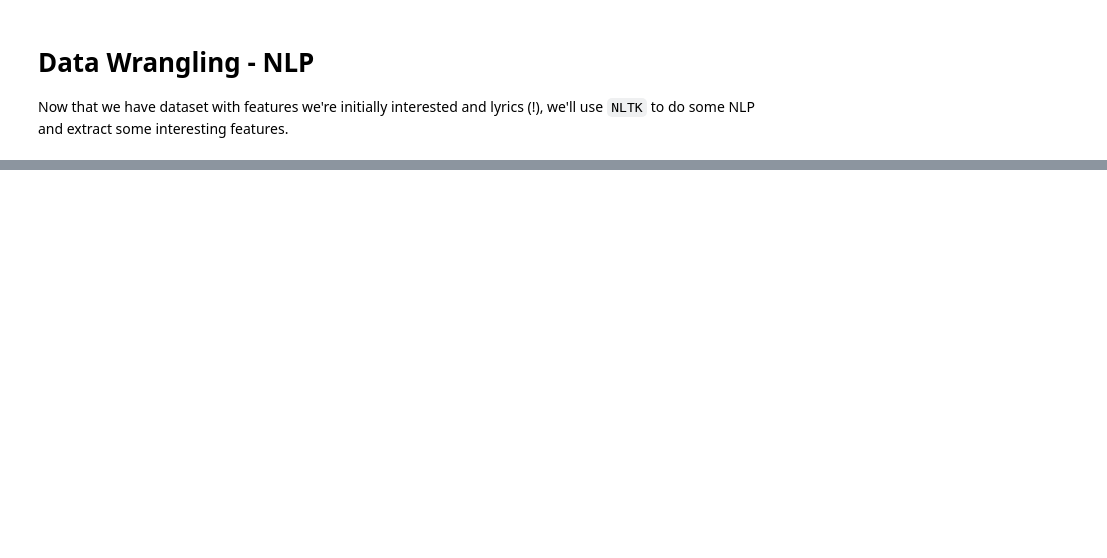
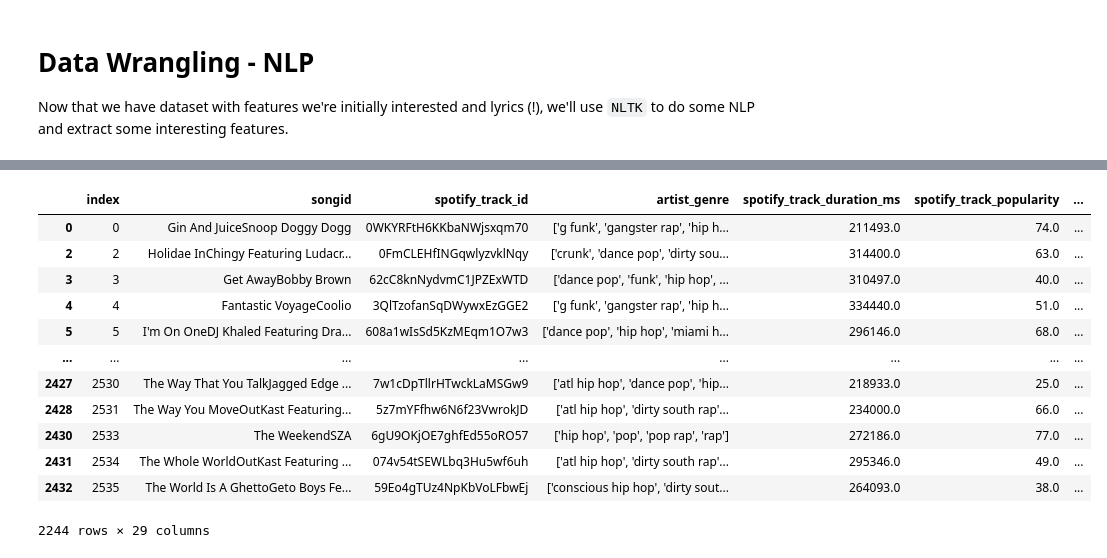
Before and after one commit to kaipak/street-pred, a Jupyter notebook: notebooks/data_wrangling_v0.0.2.ipynb, the cells around one changed output, grey strips where cells are left out. Cells and saved outputs as stored; diff of their text form; code cells hidden in the pictures; blank space fills up the shorter version.

```diff
--- a/notebooks/data_wrangling_v0.0.2.ipynb
+++ b/notebooks/data_wrangling_v0.0.2.ipynb
@@ -74,0 +224,16 @@ df_proc1
+# %%
+foo
+# %% [output]
+|  | index | songid | spotify_track_id | artist_genre | spotify_track_duration_ms | spotify_track_popularity | ... |
+| 0 | 0 | Gin And JuiceSnoop Doggy Dogg | 0WKYRFtH6KKbaNWjsxqm70 | ['g funk', 'gangster rap', 'hip h... | 211493.0 | 74.0 | ... |
+| 2 | 2 | Holidae InChingy Featuring Ludacr... | 0FmCLEHfINGqwlyzvklNqy | ['crunk', 'dance pop', 'dirty sou... | 314400.0 | 63.0 | ... |
+| 3 | 3 | Get AwayBobby Brown | 62cC8knNydvmC1JPZExWTD | ['dance pop', 'funk', 'hip hop', ... | 310497.0 | 40.0 | ... |
+| 4 | 4 | Fantastic VoyageCoolio | 3QlTzofanSqDWywxEzGGE2 | ['g funk', 'gangster rap', 'hip h... | 334440.0 | 51.0 | ... |
+| 5 | 5 | I'm On OneDJ Khaled Featuring Dra... | 608a1wIsSd5KzMEqm1O7w3 | ['dance pop', 'hip hop', 'miami h... | 296146.0 | 68.0 | ... |
+| ... | ... | ... | ... | ... | ... | ... | ... |
+| 2427 | 2530 | The Way That You TalkJagged Edge ... | 7w1cDpTllrHTwckLaMSGw9 | ['atl hip hop', 'dance pop', 'hip... | 218933.0 | 25.0 | ... |
+| 2428 | 2531 | The Way You MoveOutKast Featuring... | 5z7mYFfhw6N6f23VwrokJD | ['atl hip hop', 'dirty south rap'... | 234000.0 | 66.0 | ... |
+| 2430 | 2533 | The WeekendSZA | 6gU9OKjOE7ghfEd55oRO57 | ['hip hop', 'pop', 'pop rap', 'rap'] | 272186.0 | 77.0 | ... |
+| 2431 | 2534 | The Whole WorldOutKast Featuring ... | 074v54tSEWLbq3Hu5wf6uh | ['atl hip hop', 'dirty south rap'... | 295346.0 | 49.0 | ... |
+| 2432 | 2535 | The World Is A GhettoGeto Boys Fe... | 59Eo4gTUz4NpKbVoLFbwEj | ['conscious hip hop', 'dirty sout... | 264093.0 | 38.0 | ... |
+2244 rows × 29 columns
```
Also changed, not shown: parts of 24 cells of this notebook, 1 other file.
